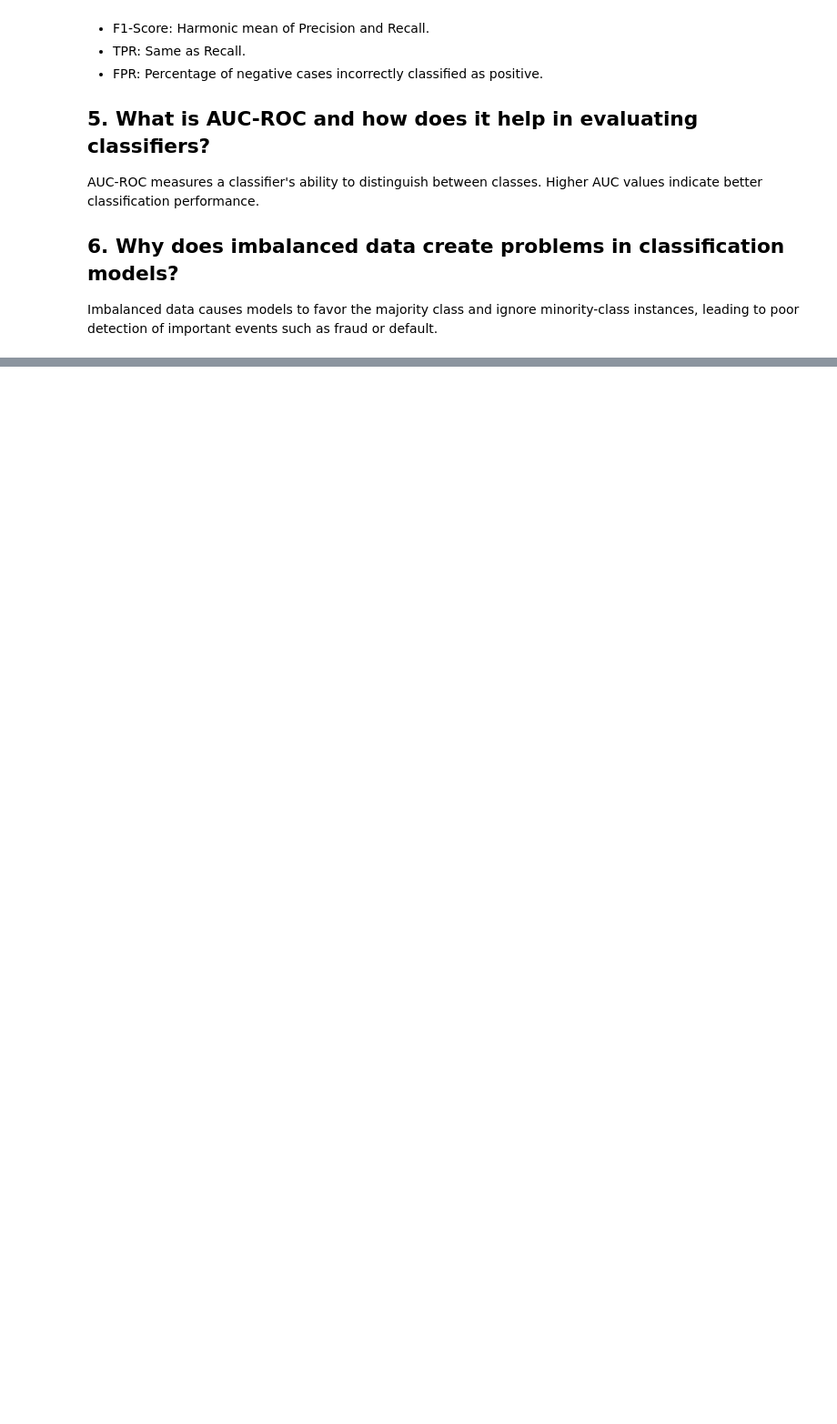
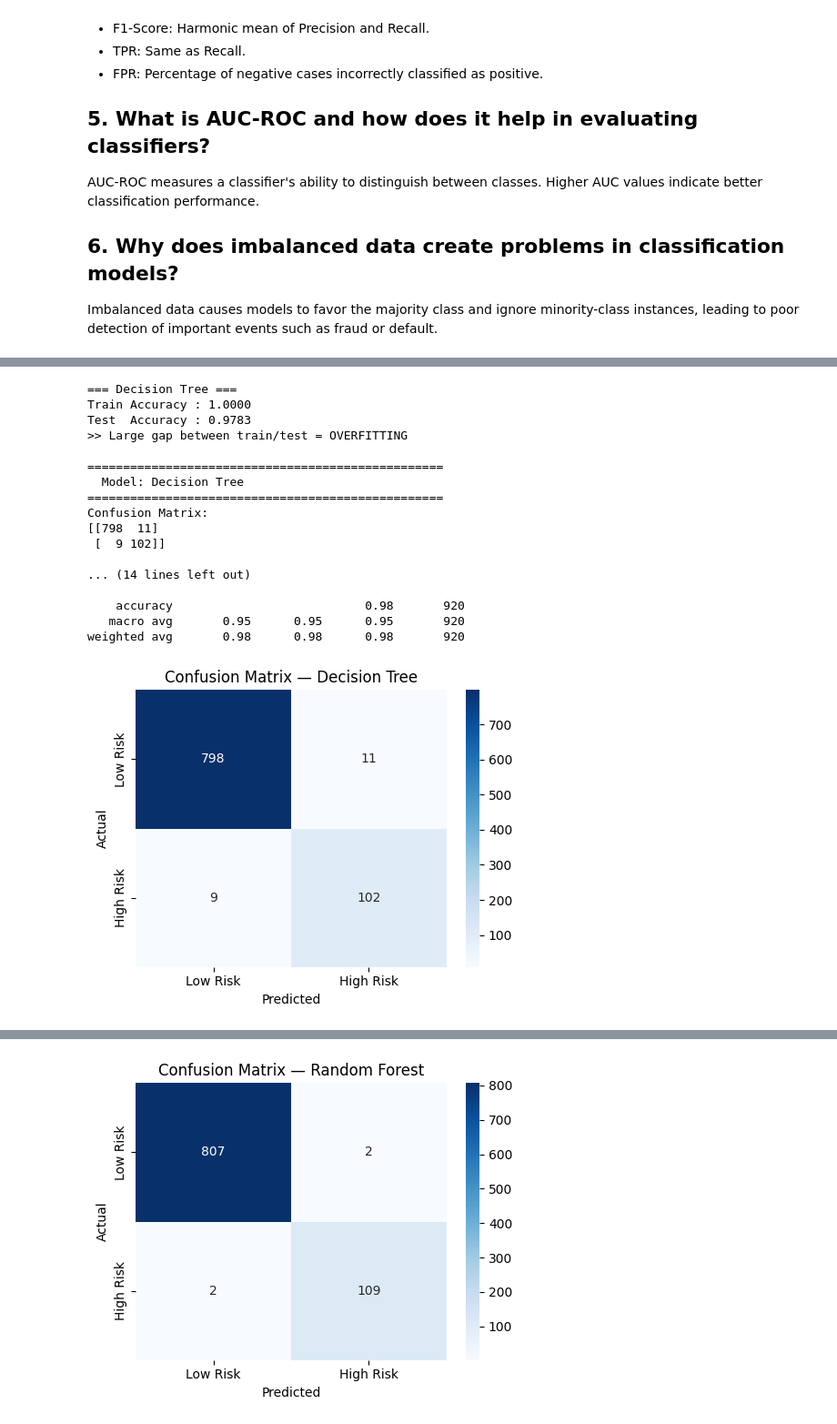
Before and after one commit to dishalukhi123/Supervised-Learning, a Jupyter notebook: PR-3/Risk_Alert_Classifier.ipynb, the cells around one changed output, grey strips where cells are left out. Shown at 91% size. Drawn from its saved outputs; the diff is of its cells as text; code cells hidden in the pictures; blank space fills up the shorter version.

```diff
--- a/PR-3/Risk_Alert_Classifier.ipynb
+++ b/PR-3/Risk_Alert_Classifier.ipynb
@@ -191,0 +355,72 @@ dtype: int64
+# %%
+smote = SMOTE(random_state=42)
+X_sm, y_sm = smote.fit_resample(X_train, y_train)
+
+dt = DecisionTreeClassifier(random_state=42)
+dt.fit(X_sm, y_sm)
+
+y_pred_dt_train = dt.predict(X_sm)
+y_pred_dt_test  = dt.predict(X_test)
+y_prob_dt       = dt.predict_proba(X_test)[:, 1]
+
+print("=== Decision Tree ===")
+print(f"Train Accuracy : {accuracy_score(y_sm, y_pred_dt_train):.4f}")
+print(f"Test  Accuracy : {accuracy_score(y_test, y_pred_dt_test):.4f}")
+print(">> Large gap between train/test = OVERFITTING")
+evaluate_model("Decision Tree", y_test, y_pred_dt_test, y_prob_dt)
+
+rf = RandomForestClassifier(n_estimators=100, random_state=42)
+rf.fit(X_sm, y_sm)
+
+y_pred_rf_train = rf.predict(X_sm)
+y_pred_rf_test  = rf.predict(X_test)
+y_prob_rf       = rf.predict_proba(X_test)[:, 1]
+
+print("=== Random Forest ===")
+print(f"Train Accuracy : {accuracy_score(y_sm, y_pred_rf_train):.4f}")
+print(f"Test  Accuracy : {accuracy_score(y_test, y_pred_rf_test):.4f}")
+evaluate_model("Random Forest", y_test, y_pred_rf_test, y_prob_rf)
+
+comparison = pd.DataFrame({
+    'Decision Tree' : [
+        accuracy_score(y_test, y_pred_dt_test),
+        recall_score(y_test, y_pred_dt_test),
+        f1_score(y_test, y_pred_dt_test),
+        roc_auc_score(y_test, y_prob_dt)
+    ],
+    'Random Forest' : [
+        accuracy_score(y_test, y_pred_rf_test),
+        recall_score(y_test, y_pred_rf_test),
+        f1_score(y_test, y_pred_rf_test),
+        roc_auc_score(y_test, y_prob_rf)
+    ]
+}, index=['Accuracy', 'Recall', 'F1', 'AUC-ROC']).round(4)
+
+print("\n── Decision Tree vs Random Forest ──")
+print(comparison)
+
+comparison.plot(kind='bar', figsize=(8, 5), colormap='Paired', edgecolor='black')
+plt.title('Decision Tree vs Random Forest')
+plt.ylabel('Score')
+plt.xticks(rotation=0)
+plt.tight_layout()
+plt.show()
+# %% [output]
+=== Decision Tree ===
+Train Accuracy : 1.0000
+Test  Accuracy : 0.9783
+>> Large gap between train/test = OVERFITTING
+
+==================================================
+  Model: Decision Tree
+==================================================
+Confusion Matrix:
+[[798  11]
+ [  9 102]]
+
+... (14 lines left out)
+
+    accuracy                           0.98       920
+   macro avg       0.95      0.95      0.95       920
+weighted avg       0.98      0.98      0.98       920
+[figure, added]
@@ -191,0 +444 @@ dtype: int64
+[figure, added]
```
Also changed, not shown: parts of 27 cells of this notebook, 1 other file.
